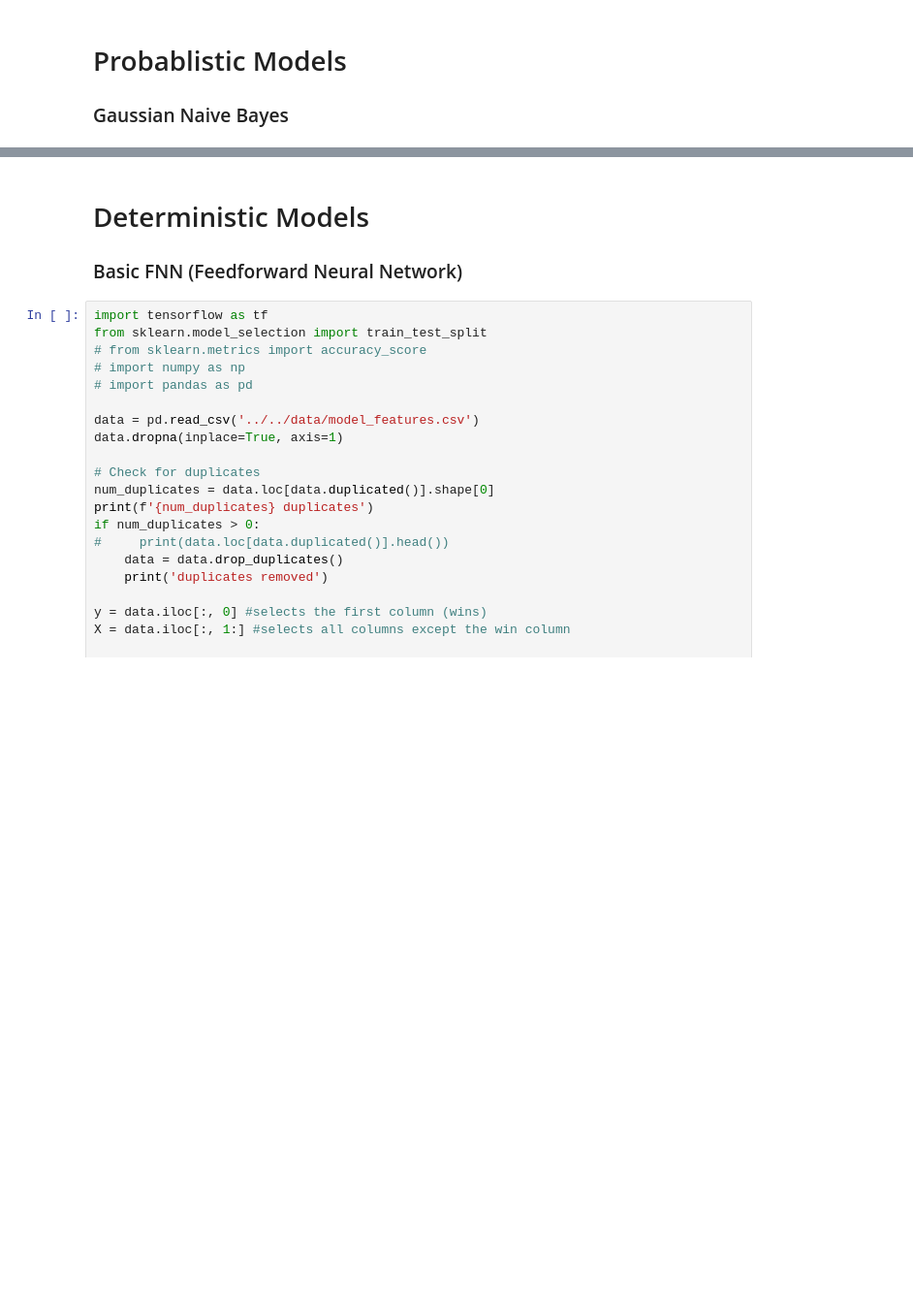
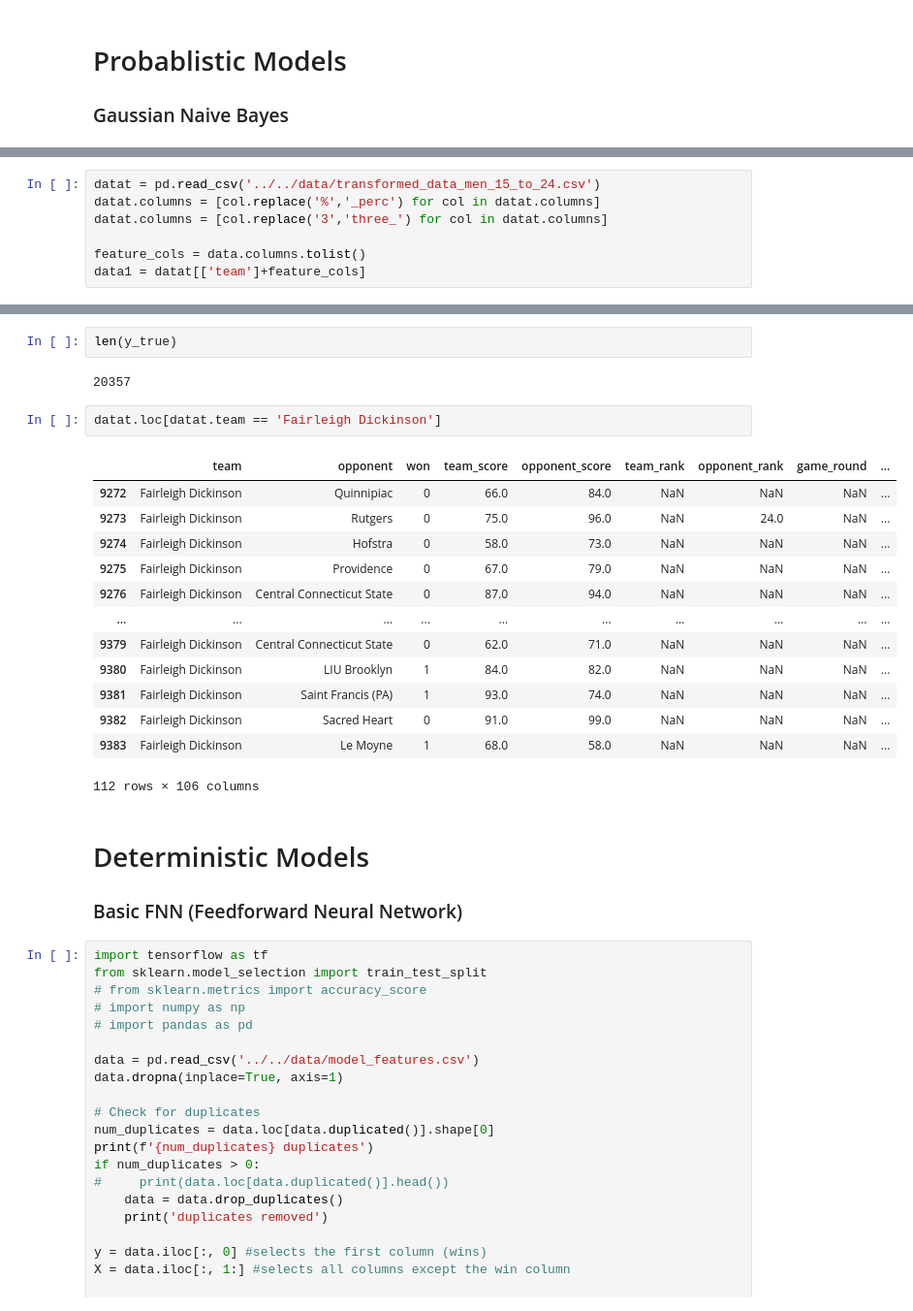
Before and after one commit to nickjwheatley/march_madness_predictor, a Jupyter notebook: eda/supervised_learning/supervised_learning_eda.ipynb, the cells around one changed output, grey strips where cells are left out. Shown at 97% size. Saved outputs shown, nothing was run; the diff lists cells and outputs as text; blank space fills up the shorter version.

```diff
--- a/eda/supervised_learning/supervised_learning_eda.ipynb
+++ b/eda/supervised_learning/supervised_learning_eda.ipynb
@@ -526,0 +533,7 @@ Accuracy: 72.24%
+# %%
+datat = pd.read_csv('../../data/transformed_data_men_15_to_24.csv')
+datat.columns = [col.replace('%','_perc') for col in datat.columns]
+datat.columns = [col.replace('3','three_') for col in datat.columns]
+
+feature_cols = data.columns.tolist()
+data1 = datat[['team']+feature_cols]
@@ -527,3 +606,23 @@ Accuracy: 72.24%
+# %%
+len(y_true)
+# %% [output]
+20357
+# %%
+datat.loc[datat.team == 'Fairleigh Dickinson']
+# %% [output]
+|  | team | opponent | won | team_score | opponent_score | team_rank | opponent_rank | game_round | ... |
+| 9272 | Fairleigh Dickinson | Quinnipiac | 0 | 66.0 | 84.0 | NaN | NaN | NaN | ... |
+| 9273 | Fairleigh Dickinson | Rutgers | 0 | 75.0 | 96.0 | NaN | 24.0 | NaN | ... |
+| 9274 | Fairleigh Dickinson | Hofstra | 0 | 58.0 | 73.0 | NaN | NaN | NaN | ... |
+| 9275 | Fairleigh Dickinson | Providence | 0 | 67.0 | 79.0 | NaN | NaN | NaN | ... |
+| 9276 | Fairleigh Dickinson | Central Connecticut State | 0 | 87.0 | 94.0 | NaN | NaN | NaN | ... |
+| ... | ... | ... | ... | ... | ... | ... | ... | ... | ... |
+| 9379 | Fairleigh Dickinson | Central Connecticut State | 0 | 62.0 | 71.0 | NaN | NaN | NaN | ... |
+| 9380 | Fairleigh Dickinson | LIU Brooklyn | 1 | 84.0 | 82.0 | NaN | NaN | NaN | ... |
+| 9381 | Fairleigh Dickinson | Saint Francis (PA) | 1 | 93.0 | 74.0 | NaN | NaN | NaN | ... |
+| 9382 | Fairleigh Dickinson | Sacred Heart | 0 | 91.0 | 99.0 | NaN | NaN | NaN | ... |
+| 9383 | Fairleigh Dickinson | Le Moyne | 1 | 68.0 | 58.0 | NaN | NaN | NaN | ... |
+112 rows × 106 columns
 # %% [markdown]
 # Deterministic Models
 
```
Also changed, not shown: parts of 24 cells of this notebook, 12 other files.
